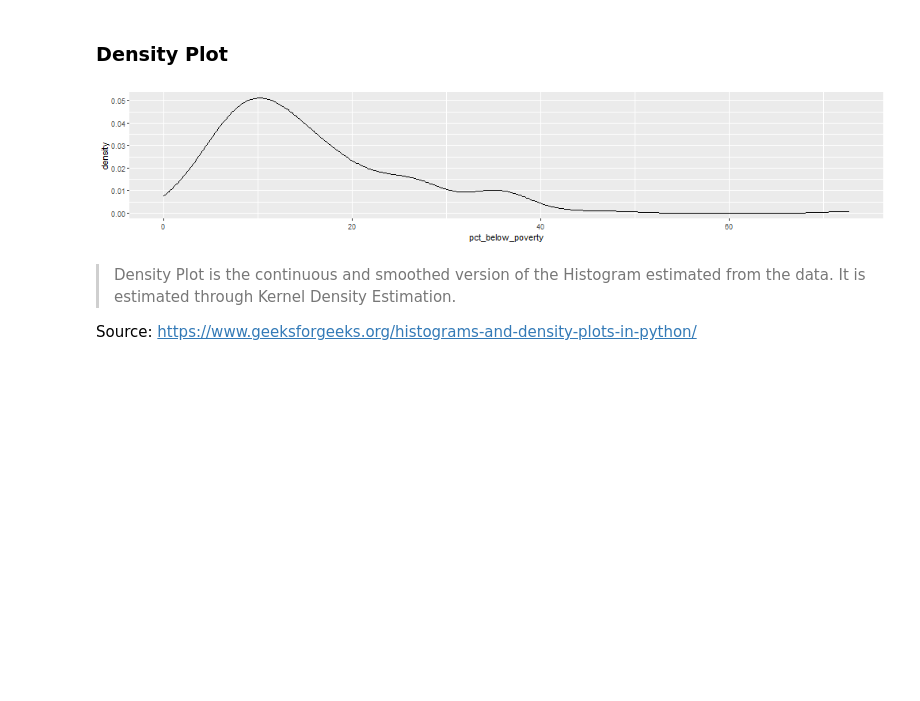
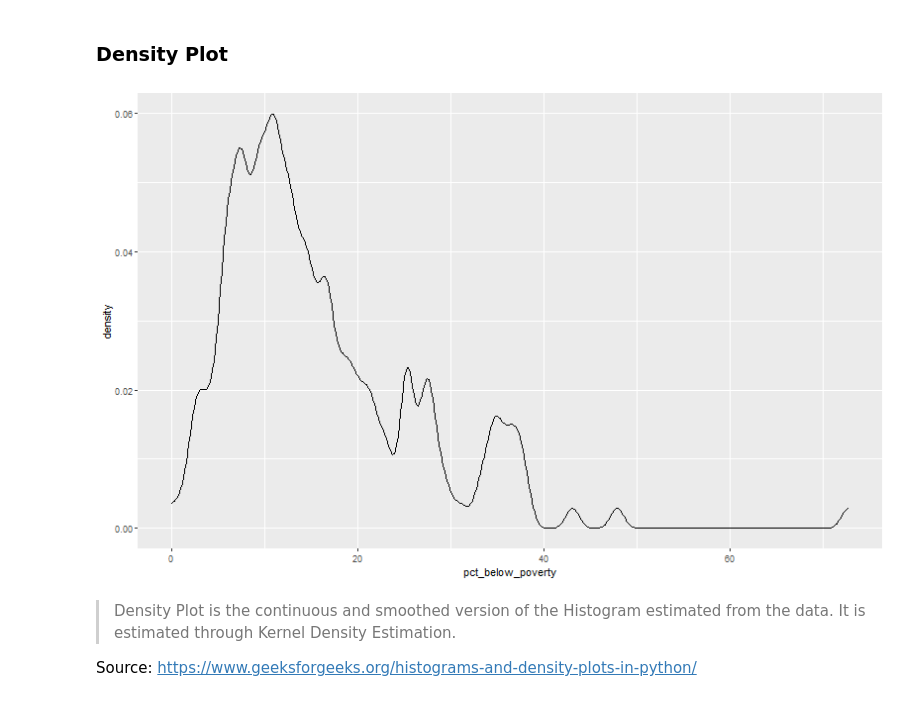
Before and after one commit to juhanarossi/ggplot-1-juhanarossi, a Jupyter notebook: notebook_Juhana_exercise1.ipynb, the cells around one changed output. Drawn from its saved outputs; the diff is of its cells as text; code cells hidden in the pictures; blank space fills up the shorter version.

```diff
--- a/notebook_Juhana_exercise1.ipynb
+++ b/notebook_Juhana_exercise1.ipynb
@@ -243,12 +248,13 @@ ggplot(df) +
 # %% [markdown]
 ### Density Plot
 # %%
-%%R -w 1000 -h 200
+%%R -w 800 -h 500
 ggplot(df) +
     aes(x=pct_below_poverty) +
-    geom_density()
+    geom_density(adjust = 1/4)
+    #facet_wrap(vars(borough))
 # %% [output]
-[figure, old version]
+[figure, new version]
 # %% [markdown]
 > Density Plot is the continuous and smoothed version of the Histogram estimated from the data. It is estimated through Kernel Density Estimation.
 
```
Also changed, not shown: parts of 6 cells of this notebook.
